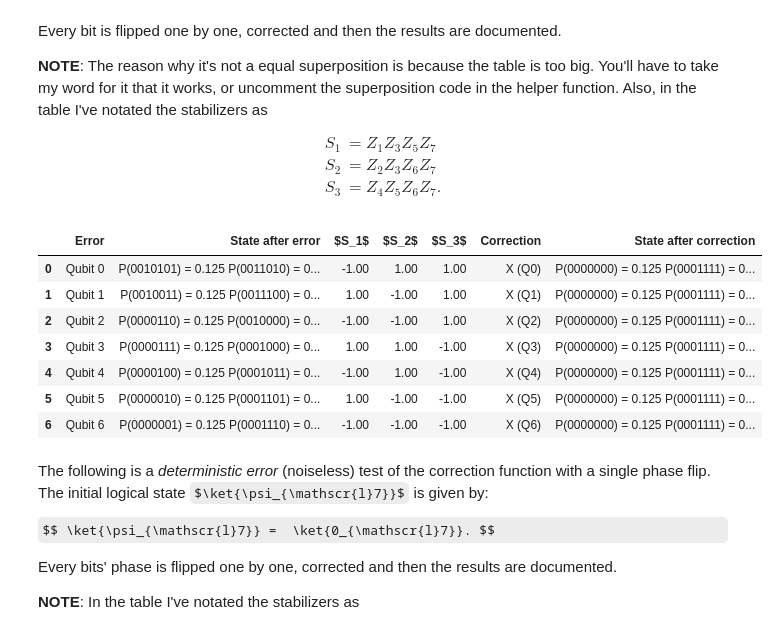
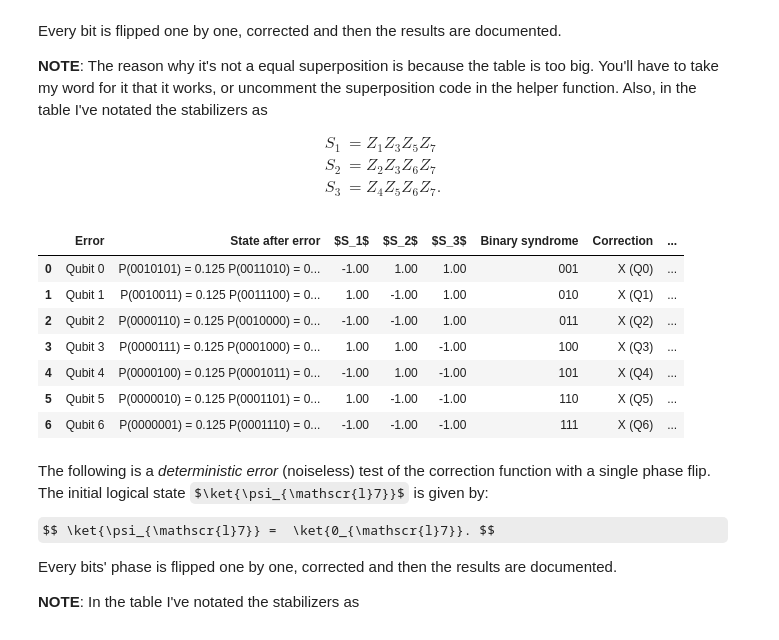
Before and after one commit to vladimirdabic/qosf_screening_tasks, a Jupyter notebook: qosf_screening_tasks.ipynb, the cells around one changed output. Drawn from its saved outputs; the diff is of its cells as text; code cells hidden in the pictures; some formulas as TeX source.

Commit message:
Add binary syndrome to results (forgot)

```diff
--- a/qosf_screening_tasks.ipynb
+++ b/qosf_screening_tasks.ipynb
@@ -1023,41 +1023,42 @@ S_3 &= Z_4 Z_5 Z_6 Z_7.
 # %%
 import pandas as pd
 from IPython.display import display, HTML
 
 states_error = []
 states_corrected = []
 syndromes = []
 
 for i in range(7):
     circuit = ql.Circuit(num_qubits=7)
     circuit.add_gate(ql.ops.X, qubit=i) # Apply a specific X error to qubit i
 
     (synd, errorstate, correctstate) = run_steane_test(circuit)
     states_error.append(errorstate)
     states_corrected.append(correctstate)
     syndromes.append(synd)
 
 data = {
     "Error": [f"Qubit {i}" for i in range(7)],
     "State after error": states_error,
     "$S_1$": [f"{v[0][0].real:.2f}" for v in syndromes],
     "$S_2$": [f"{v[0][1].real:.2f}" for v in syndromes],
     "$S_3$": [f"{v[0][2].real:.2f}" for v in syndromes],
+    "Binary syndrome": [''.join(str(i) for i in v[1][::-1]) for v in syndromes],
     "Correction": [v[4] for v in syndromes],
     "State after correction": states_corrected
 }
 
 df = pd.DataFrame(data)
 display(HTML("<div align=\"center\">" + df.to_html().replace("\\n","<br>") + "</div>"))
 # %% [output]
-|  | Error | State after error | $S_1$ | $S_2$ | $S_3$ | Correction | State after correction |
-| 0 | Qubit 0 | P(0010101) = 0.125 P(0011010) = 0... | -1.00 | 1.00 | 1.00 | X (Q0) | P(0000000) = 0.125 P(0001111) = 0... |
-| 1 | Qubit 1 | P(0010011) = 0.125 P(0011100) = 0... | 1.00 | -1.00 | 1.00 | X (Q1) | P(0000000) = 0.125 P(0001111) = 0... |
-| 2 | Qubit 2 | P(0000110) = 0.125 P(0010000) = 0... | -1.00 | -1.00 | 1.00 | X (Q2) | P(0000000) = 0.125 P(0001111) = 0... |
-| 3 | Qubit 3 | P(0000111) = 0.125 P(0001000) = 0... | 1.00 | 1.00 | -1.00 | X (Q3) | P(0000000) = 0.125 P(0001111) = 0... |
-| 4 | Qubit 4 | P(0000100) = 0.125 P(0001011) = 0... | -1.00 | 1.00 | -1.00 | X (Q4) | P(0000000) = 0.125 P(0001111) = 0... |
-| 5 | Qubit 5 | P(0000010) = 0.125 P(0001101) = 0... | 1.00 | -1.00 | -1.00 | X (Q5) | P(0000000) = 0.125 P(0001111) = 0... |
-| 6 | Qubit 6 | P(0000001) = 0.125 P(0001110) = 0... | -1.00 | -1.00 | -1.00 | X (Q6) | P(0000000) = 0.125 P(0001111) = 0... |
+|  | Error | State after error | $S_1$ | $S_2$ | $S_3$ | Binary syndrome | Correction | ... |
+| 0 | Qubit 0 | P(0010101) = 0.125 P(0011010) = 0... | -1.00 | 1.00 | 1.00 | 001 | X (Q0) | ... |
+| 1 | Qubit 1 | P(0010011) = 0.125 P(0011100) = 0... | 1.00 | -1.00 | 1.00 | 010 | X (Q1) | ... |
+| 2 | Qubit 2 | P(0000110) = 0.125 P(0010000) = 0... | -1.00 | -1.00 | 1.00 | 011 | X (Q2) | ... |
+| 3 | Qubit 3 | P(0000111) = 0.125 P(0001000) = 0... | 1.00 | 1.00 | -1.00 | 100 | X (Q3) | ... |
+| 4 | Qubit 4 | P(0000100) = 0.125 P(0001011) = 0... | -1.00 | 1.00 | -1.00 | 101 | X (Q4) | ... |
+| 5 | Qubit 5 | P(0000010) = 0.125 P(0001101) = 0... | 1.00 | -1.00 | -1.00 | 110 | X (Q5) | ... |
+| 6 | Qubit 6 | P(0000001) = 0.125 P(0001110) = 0... | -1.00 | -1.00 | -1.00 | 111 | X (Q6) | ... |
 # %% [markdown]
 The following is a *deterministic error* (noiseless) test of the correction function with a single phase flip. The initial logical state $\ket{\psi_{\mathscr{l}7}}$ is given by:
 
```
Also changed, not shown: parts of 1 cell of this notebook.
